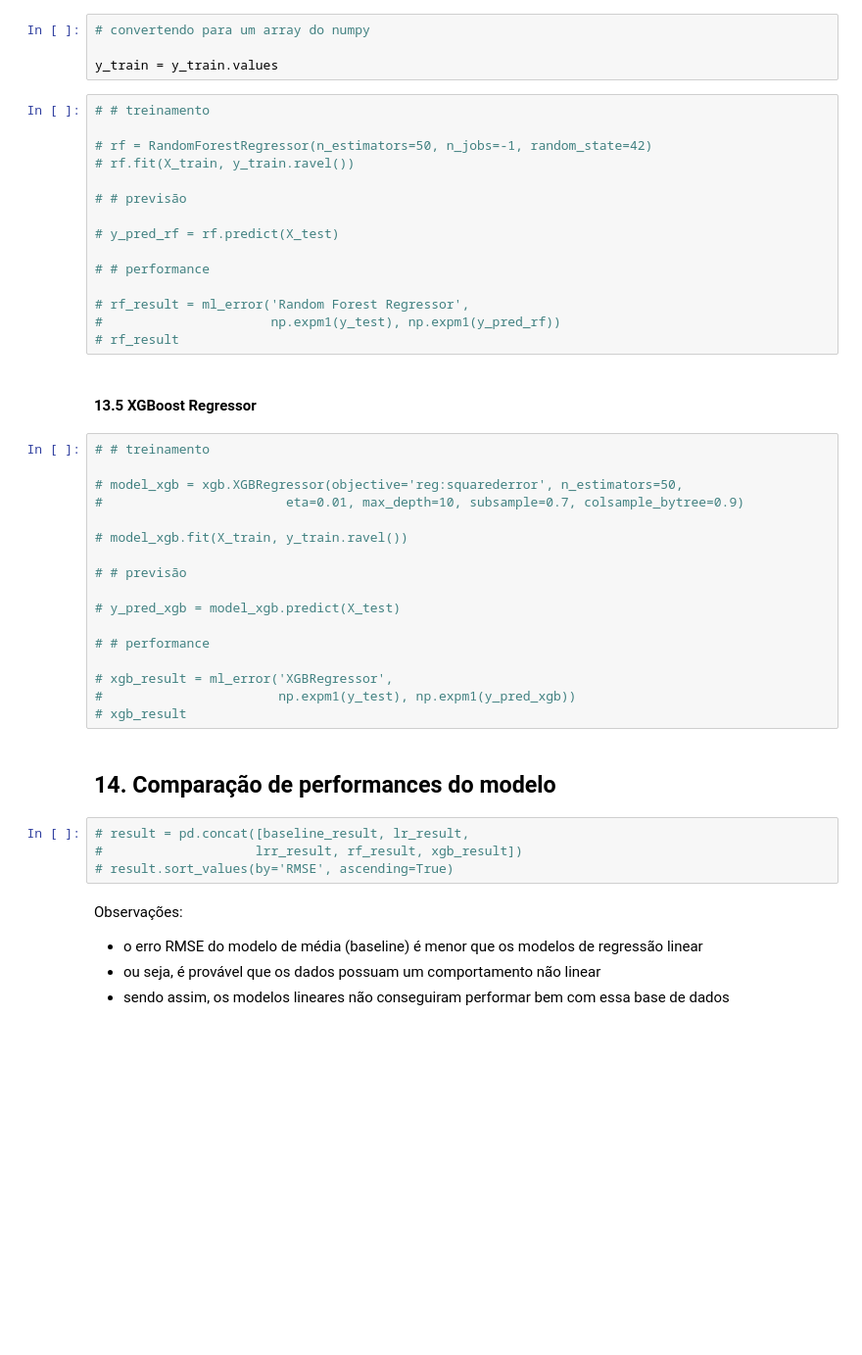
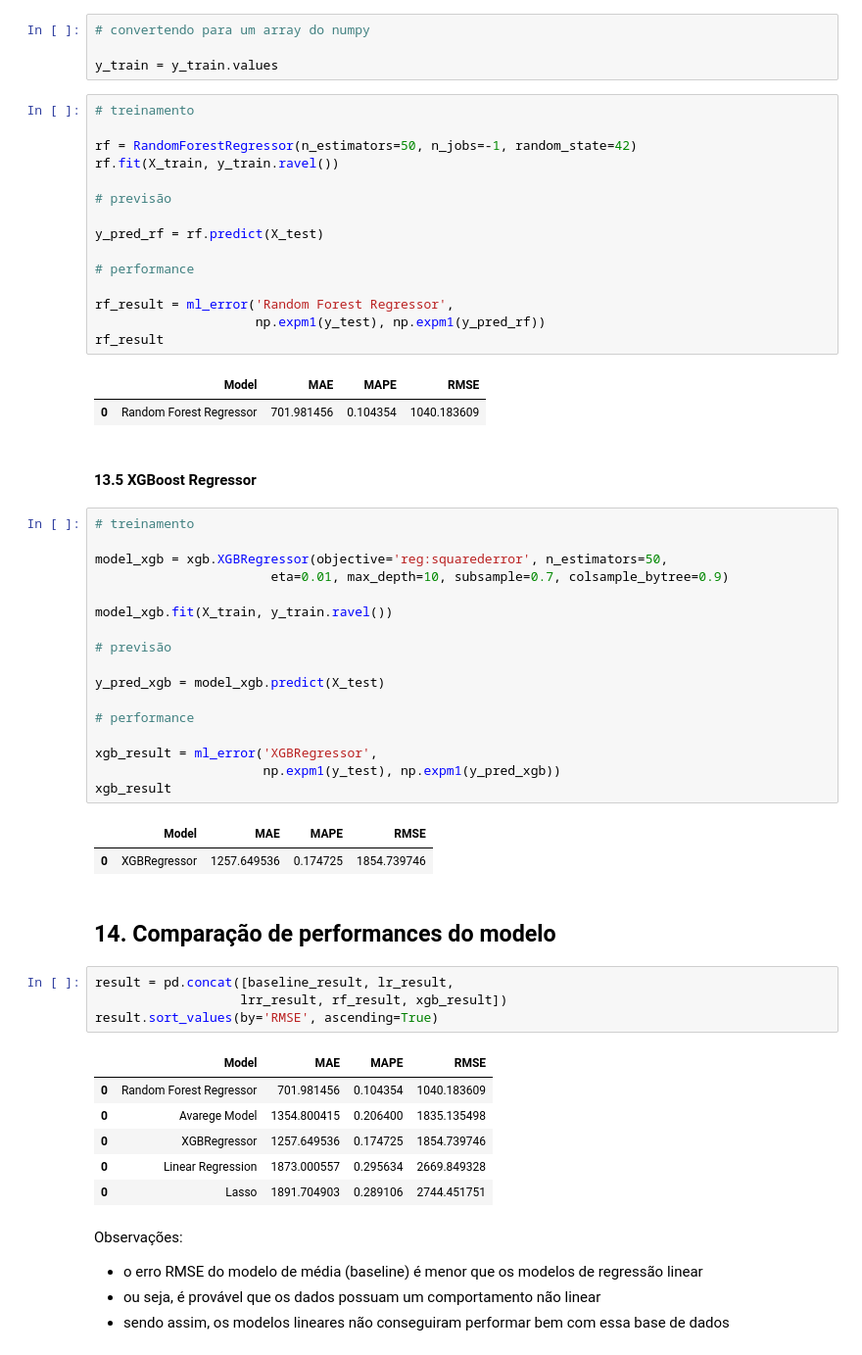
Before and after one commit to deborabmfreitas/projeto-rossmann-regressao, a Jupyter notebook: rossmann_regression.ipynb, the cells around one changed output. Shown at 98% size. Drawn from its saved outputs; the diff is of its cells as text; blank space fills up the shorter version.

```diff
--- a/rossmann_regression.ipynb
+++ b/rossmann_regression.ipynb
@@ -1707,45 +1744,58 @@ Observação:
 
 y_train = y_train.values
 # %%
-# # treinamento
+# treinamento
 
-# rf = RandomForestRegressor(n_estimators=50, n_jobs=-1, random_state=42)
-# rf.fit(X_train, y_train.ravel())
+rf = RandomForestRegressor(n_estimators=50, n_jobs=-1, random_state=42)
+rf.fit(X_train, y_train.ravel())
 
-# # previsão
+# previsão
 
-# y_pred_rf = rf.predict(X_test)
+y_pred_rf = rf.predict(X_test)
 
-# # performance
+# performance
 
-# rf_result = ml_error('Random Forest Regressor',
-#                      np.expm1(y_test), np.expm1(y_pred_rf))
-# rf_result
+rf_result = ml_error('Random Forest Regressor',
+                     np.expm1(y_test), np.expm1(y_pred_rf))
+rf_result
+# %% [output]
+|  | Model | MAE | MAPE | RMSE |
+| 0 | Random Forest Regressor | 701.981456 | 0.104354 | 1040.183609 |
 # %% [markdown]
 #### 13.5 XGBoost Regressor
 # %%
-# # treinamento
+# treinamento
 
-# model_xgb = xgb.XGBRegressor(objective='reg:squarederror', n_estimators=50,
-#                        eta=0.01, max_depth=10, subsample=0.7, colsample_bytree=0.9)
+model_xgb = xgb.XGBRegressor(objective='reg:squarederror', n_estimators=50,
+                       eta=0.01, max_depth=10, subsample=0.7, colsample_bytree=0.9)
 
-# model_xgb.fit(X_train, y_train.ravel())
+model_xgb.fit(X_train, y_train.ravel())
 
-# # previsão
+# previsão
 
-# y_pred_xgb = model_xgb.predict(X_test)
+y_pred_xgb = model_xgb.predict(X_test)
 
-# # performance
+# performance
 
-# xgb_result = ml_error('XGBRegressor',
-#                       np.expm1(y_test), np.expm1(y_pred_xgb))
-# xgb_result
+xgb_result = ml_error('XGBRegressor',
+                      np.expm1(y_test), np.expm1(y_pred_xgb))
+xgb_result
+# %% [output]
+|  | Model | MAE | MAPE | RMSE |
+| 0 | XGBRegressor | 1257.649536 | 0.174725 | 1854.739746 |
 # %% [markdown]
 ## 14. Comparação de performances do modelo
 # %%
-# result = pd.concat([baseline_result, lr_result,
-#                    lrr_result, rf_result, xgb_result])
-# result.sort_values(by='RMSE', ascending=True)
+result = pd.concat([baseline_result, lr_result,
+                   lrr_result, rf_result, xgb_result])
+result.sort_values(by='RMSE', ascending=True)
+# %% [output]
+|  | Model | MAE | MAPE | RMSE |
+| 0 | Random Forest Regressor | 701.981456 | 0.104354 | 1040.183609 |
+| 0 | Avarege Model | 1354.800415 | 0.206400 | 1835.135498 |
+| 0 | XGBRegressor | 1257.649536 | 0.174725 | 1854.739746 |
+| 0 | Linear Regression | 1873.000557 | 0.295634 | 2669.849328 |
+| 0 | Lasso | 1891.704903 | 0.289106 | 2744.451751 |
 # %% [markdown]
 Observações:
 
```
Also changed, not shown: parts of 56 cells of this notebook.
